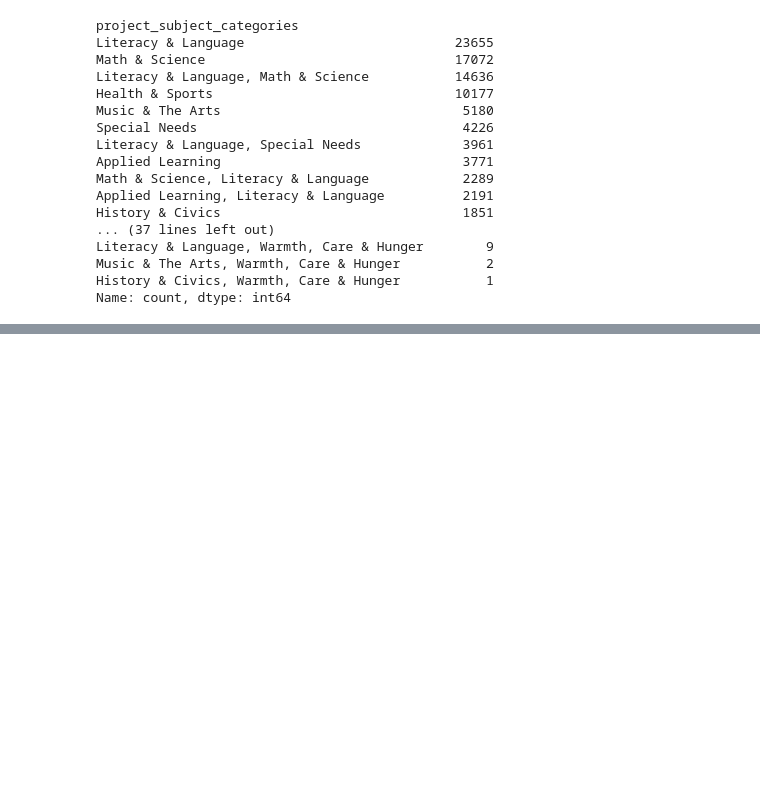
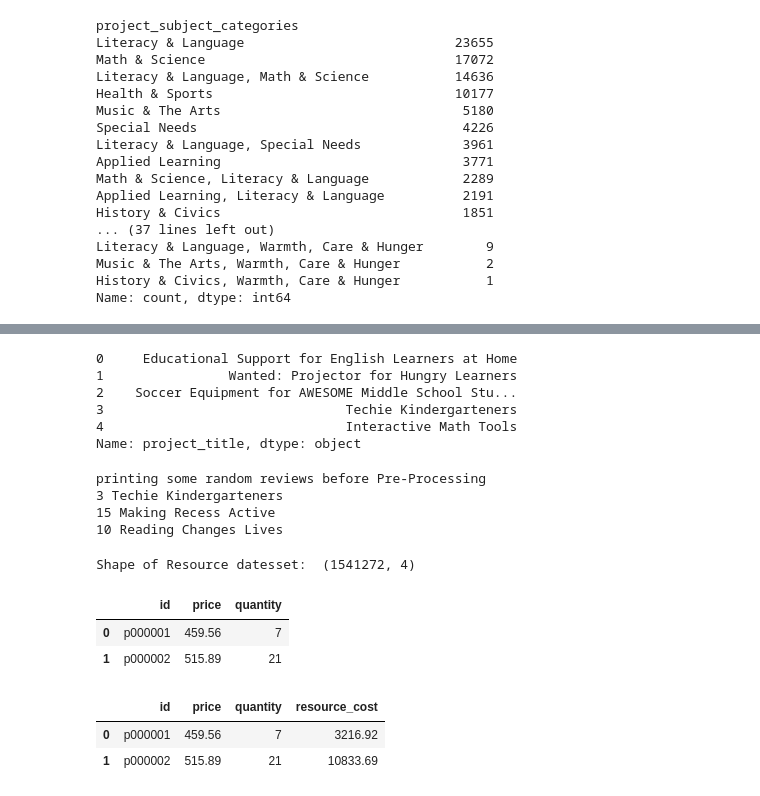
Before and after one commit to arutraj/ML_Basics, a Jupyter notebook: Rajavel_Sethupathi_DonorsChoose.ipynb, the cells around one changed output, grey strips where cells are left out. Cells and saved outputs as stored; diff of their text form; code cells hidden in the pictures; blank space fills up the shorter version.

```diff
--- a/Rajavel_Sethupathi_DonorsChoose.ipynb
+++ b/Rajavel_Sethupathi_DonorsChoose.ipynb
@@ -159,0 +358,38 @@ Name: count, dtype: int64
+# %%
+['project_title'].head(5)dc_train_data
+# %% [output]
+0     Educational Support for English Learners at Home
+1                Wanted: Projector for Hungry Learners
+2    Soccer Equipment for AWESOME Middle School Stu...
+3                               Techie Kindergarteners
+4                               Interactive Math Tools
+Name: project_title, dtype: object
+# %%
+print("printing some random reviews before Pre-Processing ")
+print(3, dc_train_data['project_title'].values[3])
+print(15, dc_train_data['project_title'].values[15])
+print(10, dc_train_data['project_title'].values[10])
+# %% [output]
+printing some random reviews before Pre-Processing
+3 Techie Kindergarteners
+15 Making Recess Active
+10 Reading Changes Lives
+# %%
+print('Shape of Resource datesset: ', dc_resources.shape)
+# %% [output]
+Shape of Resource datesset:  (1541272, 4)
+# %%
+price_data = dc_resources.groupby('id').agg({'price': 'sum', 'quantity': 'sum'}).reset_index()
+price_data.head(2)
+# %% [output]
+|  | id | price | quantity |
+| 0 | p000001 | 459.56 | 7 |
+| 1 | p000002 | 515.89 | 21 |
+# %%
+# Multiply two columns and then create new column with values
+price_data['resource_cost'] = price_data['price'] * price_data['quantity']
+price_data.head(2)
+# %% [output]
+|  | id | price | quantity | resource_cost |
+| 0 | p000001 | 459.56 | 7 | 3216.92 |
+| 1 | p000002 | 515.89 | 21 | 10833.69 |
```
Also changed, not shown: parts of 25 cells of this notebook.
